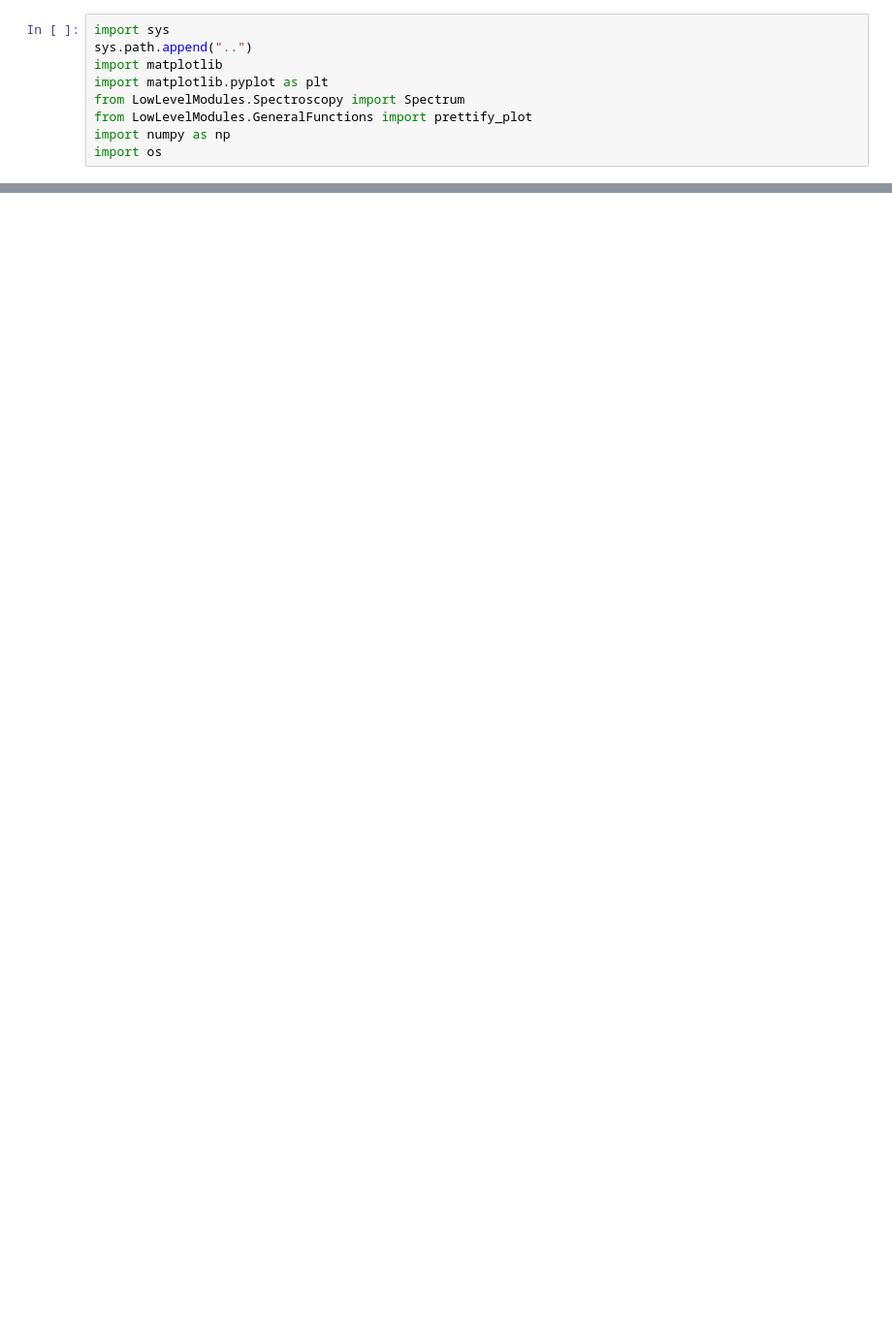
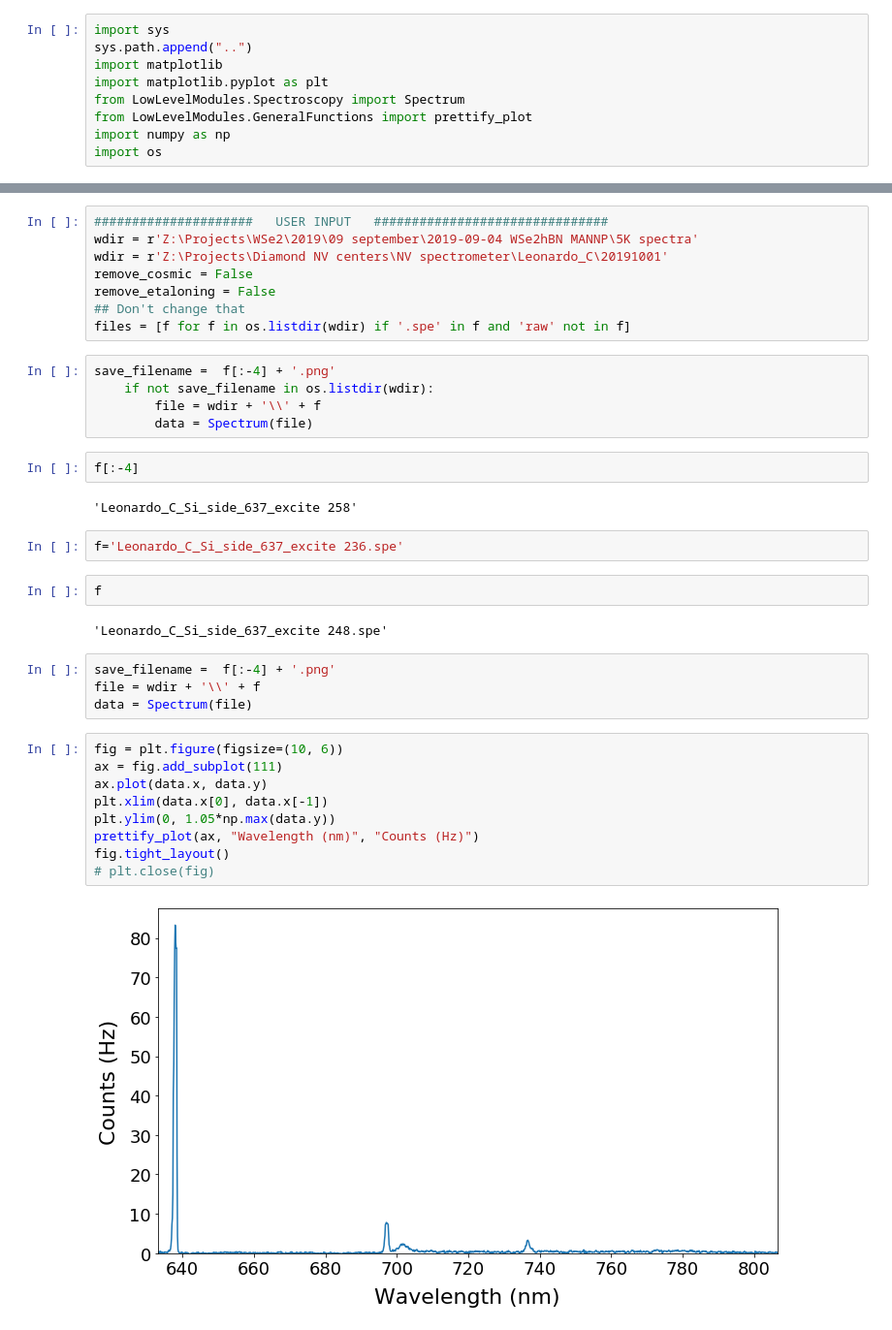
Before and after one commit to RaphaelSura/PythonPhotonicsLab, a Jupyter notebook: AnalyzeData/PlotAllSpectra.ipynb, the cells around one changed output, grey strips where cells are left out. Shown at 97% size. Cells and saved outputs as stored; diff of their text form; blank space fills up the shorter version.

```diff
--- a/AnalyzeData/PlotAllSpectra.ipynb
+++ b/AnalyzeData/PlotAllSpectra.ipynb
@@ -45 +49,39 @@ File WSe2hBN_MANNP_5K_60nW_bright_spot_ML_3 03.png saved
 All spectra exported as PNGs
+# %%
+#####################   USER INPUT   ###############################
+wdir = r'Z:\Projects\WSe2\2019\09 september\2019-09-04 WSe2hBN MANNP\5K spectra'
+wdir = r'Z:\Projects\Diamond NV centers\NV spectrometer\Leonardo_C\20191001'
+remove_cosmic = False
+remove_etaloning = False
+## Don't change that
+files = [f for f in os.listdir(wdir) if '.spe' in f and 'raw' not in f]
+# %%
+save_filename =  f[:-4] + '.png'
+    if not save_filename in os.listdir(wdir):
+        file = wdir + '\\' + f
+        data = Spectrum(file)
+# %%
+f[:-4]
+# %% [output]
+'Leonardo_C_Si_side_637_excite 258'
+# %%
+f='Leonardo_C_Si_side_637_excite 236.spe'
+# %%
+f
+# %% [output]
+'Leonardo_C_Si_side_637_excite 248.spe'
+# %%
+save_filename =  f[:-4] + '.png'
+file = wdir + '\\' + f
+data = Spectrum(file)
+# %%
+fig = plt.figure(figsize=(10, 6))
+ax = fig.add_subplot(111)
+ax.plot(data.x, data.y)
+plt.xlim(data.x[0], data.x[-1])
+plt.ylim(0, 1.05*np.max(data.y))
+prettify_plot(ax, "Wavelength (nm)", "Counts (Hz)")
+fig.tight_layout()
+# plt.close(fig)
+# %% [output]
+[figure, added]
```
Also changed, not shown: parts of 15 cells of this notebook, 55 other files.
